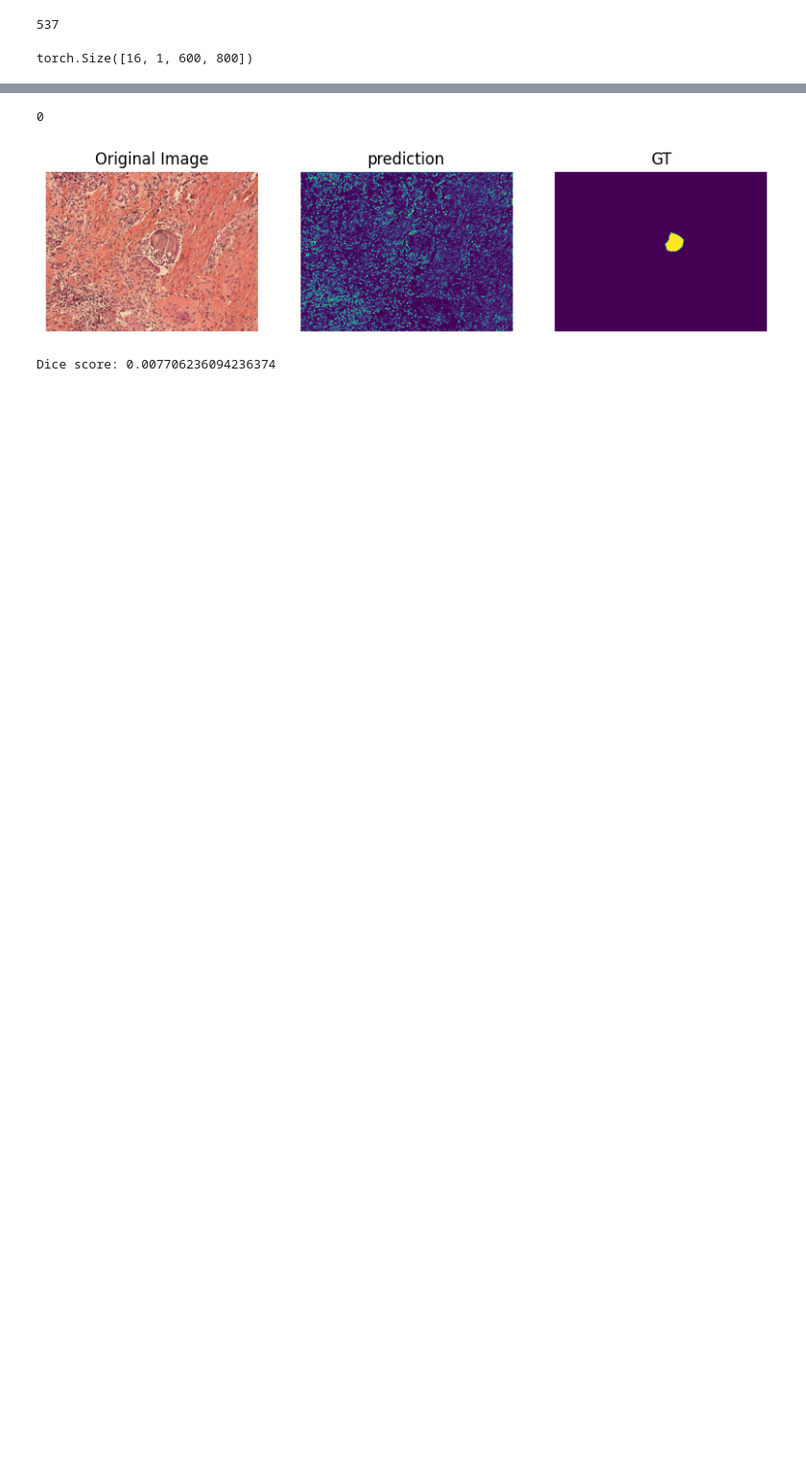
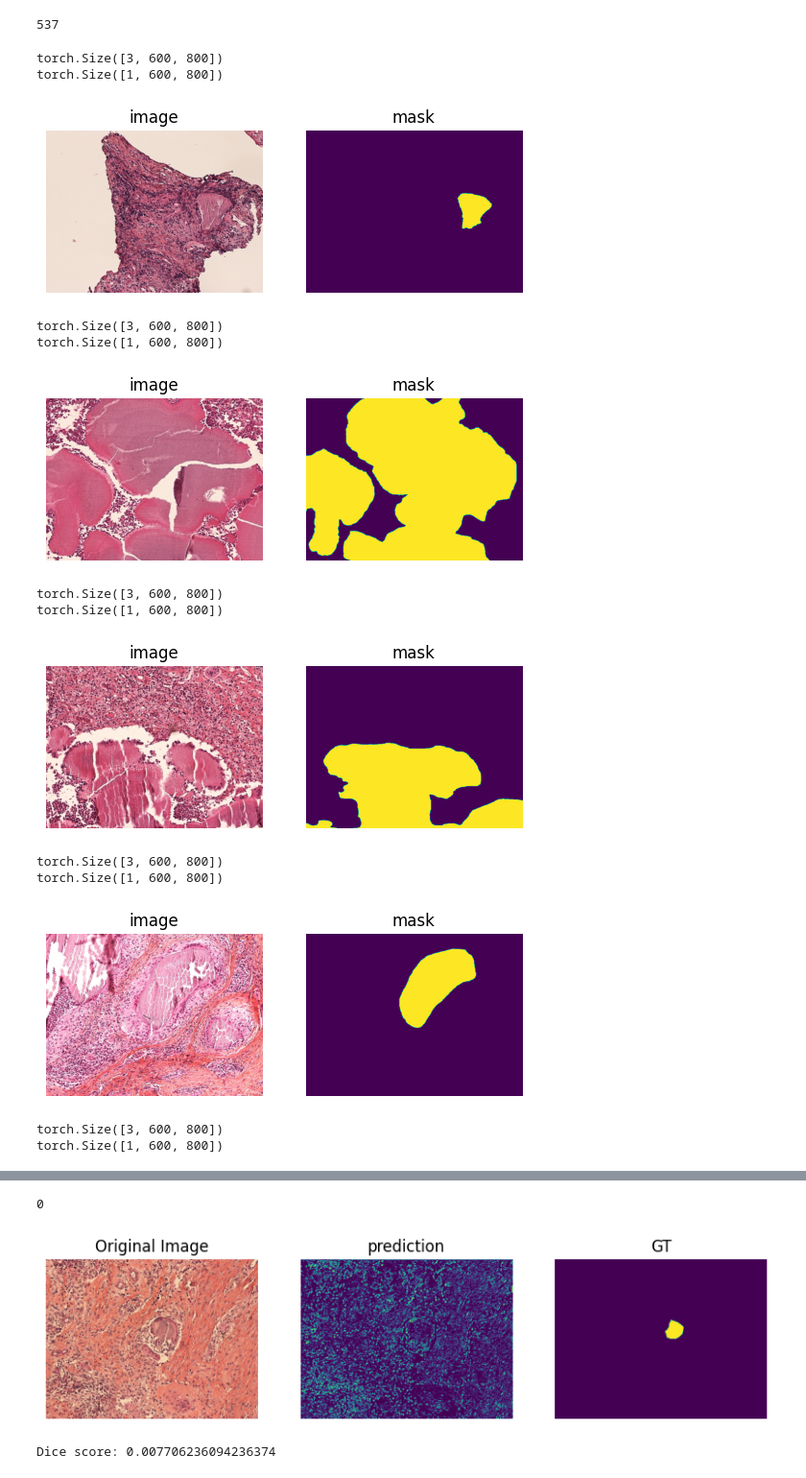
Before and after one commit to oliverjm1/mycetoma_segmentation, a Jupyter notebook: notebooks/train_UNet.ipynb, the cells around one changed output, grey strips where cells are left out. Shown at 96% size. Drawn from its saved outputs; the diff is of its cells as text; code cells hidden in the pictures; blank space fills up the shorter version.

Commit message:
introducing data augmentation as an option

```diff
--- a/notebooks/train_UNet.ipynb
+++ b/notebooks/train_UNet.ipynb
@@ -35,8 +35,15 @@ device = torch.device('cuda' if torch.cuda.is_available() else 'cpu')
 print(device)
 # %% [output]
 cpu
+# %%
+# Define the transform pipeline
+transform = transforms.Compose([
+    transforms.RandomHorizontalFlip(p=0.5),
+    transforms.RandomVerticalFlip(p=0.5),
+    transforms.RandomResizedCrop(size=(600, 800), scale=(0.7, 1.0)),
+])
 # %%
-train_dataset = MycetomaDataset(train_paths, DATA_DIR)
+train_dataset = MycetomaDataset(train_paths, DATA_DIR, transform=transform)
 val_dataset = MycetomaDataset(val_paths, DATA_DIR)
 # %%
 im,mask = train_dataset[0]
@@ -49,5 +56,5 @@ train_dataset.__len__()
 # %% [output]
 537
 # %%
-train_loader = DataLoader(train_dataset, batch_size=16, shuffle=True)
+train_loader = DataLoader(train_dataset, batch_size=5, shuffle=False)
 val_loader = DataLoader(val_dataset, batch_size=8, shuffle=False)
@@ -56,6 +61,36 @@ batch = next(iter(train_loader))
-# %%
-im, mask = batch
-# %%
-mask.shape
-# %% [output]
-torch.Size([16, 1, 600, 800])
+# %%
+# Test transformations
+batch = next(iter(train_loader))
+ims, masks = batch
+for i in range(len(ims)):
+    im = ims[i]
+    mask = masks[i]
+    print(im.shape)
+    print(mask.shape)
+    # show image and mask
+    fig, ax = plt.subplots(1, 2)
+
+    ax[0].imshow(im.permute(1,2,0).numpy())
+    ax[0].set_title('image')
+    ax[0].axis('off')
+
+    ax[1].imshow(mask[0].numpy())
+    ax[1].set_title('mask')
+    ax[1].axis('off')
+
+    plt.show()
+# %% [output]
+torch.Size([3, 600, 800])
+torch.Size([1, 600, 800])
+[figure, added]
+torch.Size([3, 600, 800])
+torch.Size([1, 600, 800])
+[figure, added]
+torch.Size([3, 600, 800])
+torch.Size([1, 600, 800])
+[figure, added]
+torch.Size([3, 600, 800])
+torch.Size([1, 600, 800])
+[figure, added]
+torch.Size([3, 600, 800])
+torch.Size([1, 600, 800])
```
Also changed, not shown: parts of 4 cells of this notebook, 4 other files.
